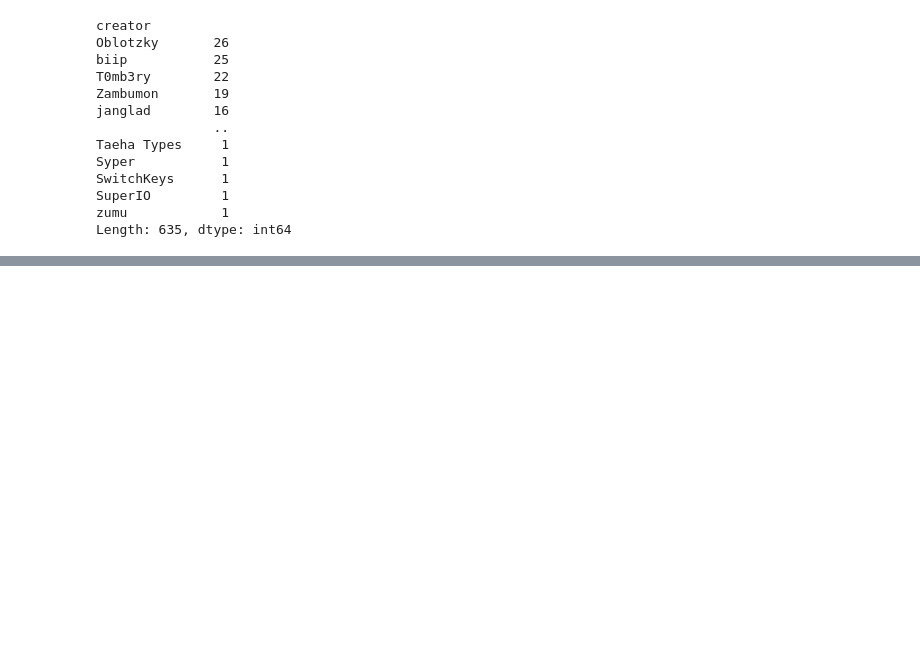
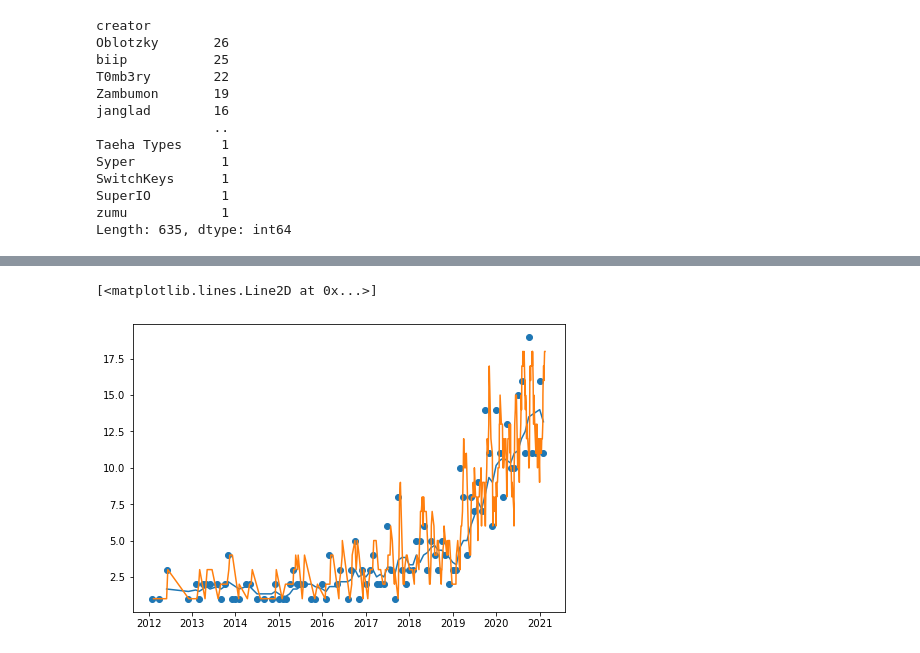
Before and after one commit to mattsalinero/mechanalysis, a Jupyter notebook: mechexplore.ipynb, the cells around one changed output, grey strips where cells are left out. Saved outputs shown, nothing was run; the diff lists cells and outputs as text; code cells hidden in the pictures; blank space fills up the shorter version.

```diff
--- a/mechexplore.ipynb
+++ b/mechexplore.ipynb
@@ -223,0 +201,7 @@ capdf.to_csv("data/210122topiclist.csv", columns=["topic_id"], index=False)
+# %%
+by_day = groupbuy_df.groupby(lambda x: groupbuy_df.loc[x]['topic_created'].date()).count()['topic_id']
+# .count()[['topic_id', 'topic_created']]
+by_day.head()
+pd.DatetimeIndex(by_day.index)
+by_day = pd.DataFrame(by_day, index=pd.DatetimeIndex(by_day.index))
+by_day.head()
@@ -223,0 +215,3 @@ capdf.to_csv("data/210122topiclist.csv", columns=["topic_id"], index=False)
+# %%
+rolling_count2 = by_day.rolling(pd.Timedelta("30D")).sum()
+rolling_count2.tail()
@@ -223,0 +225,9 @@ capdf.to_csv("data/210122topiclist.csv", columns=["topic_id"], index=False)
+# %%
+monthly_figure = plt.figure()
+monthly_ax1 = monthly_figure.add_axes([1, 1, 1, 1])
+monthly_ax1.scatter(monthly_count.index, monthly_count)
+monthly_ax1.plot(rolling_count.index, rolling_count)
+monthly_ax1.plot(rolling_count2)
+# %% [output]
+[<matplotlib.lines.Line2D at 0x...>]
+[figure, added]
```
Also changed, not shown: parts of 36 cells of this notebook, 1 other file.
